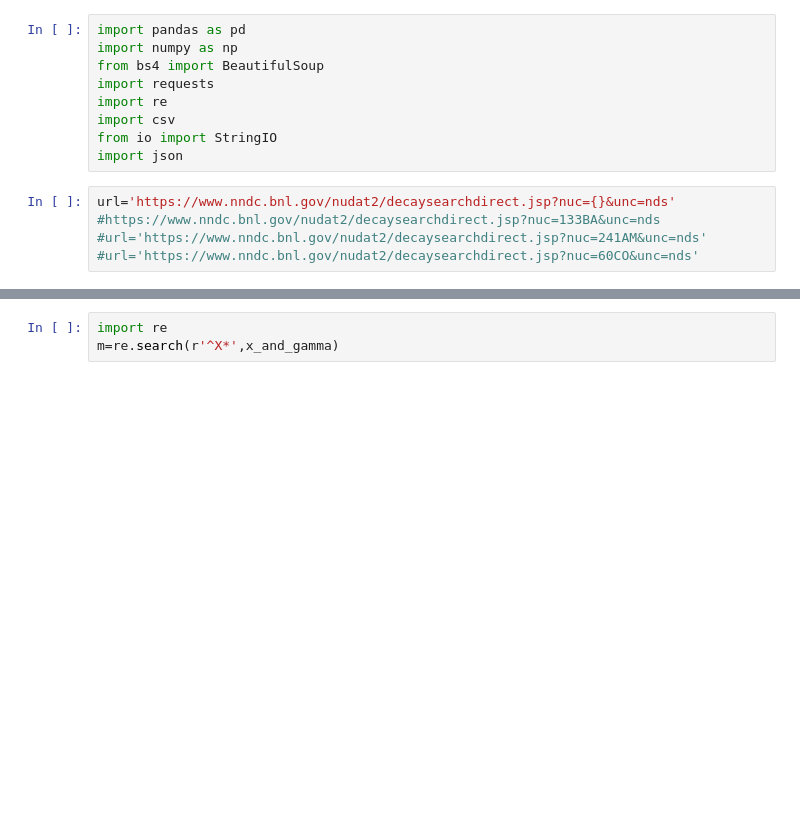
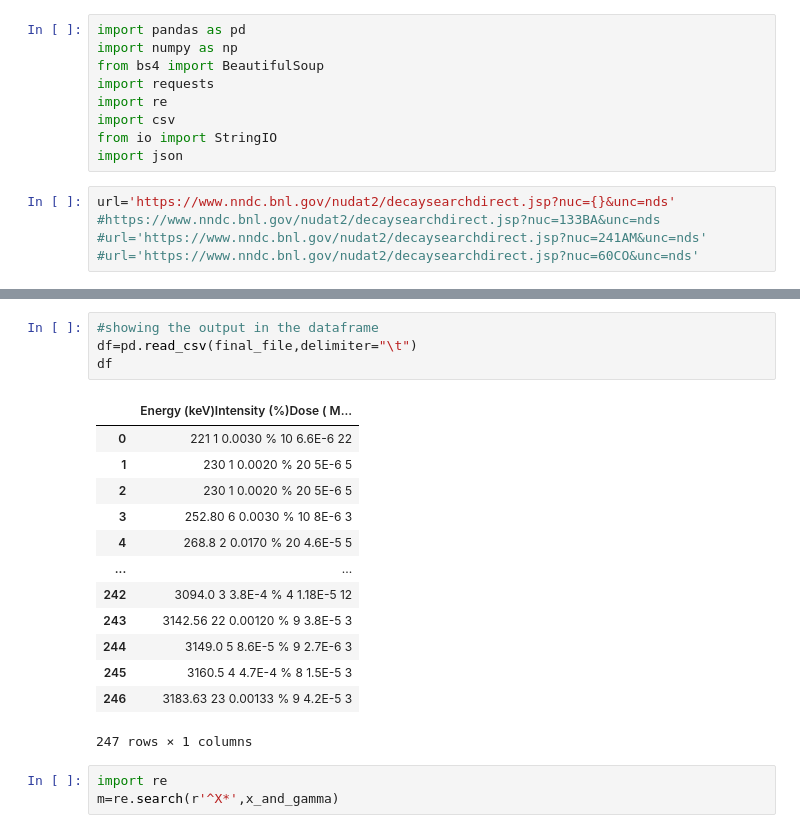
Before and after one commit to bhattathakur/mylab, a Jupyter notebook: gammainformation.ipynb, the cells around one changed output, grey strips where cells are left out. Cells and saved outputs as stored; diff of their text form; blank space fills up the shorter version.

```diff
--- a/gammainformation.ipynb
+++ b/gammainformation.ipynb
@@ -133,3 +131,21 @@ open in the reversed order and save the desired one:
+# %%
+#showing the output in the dataframe
+df=pd.read_csv(final_file,delimiter="\t")
+df
+# %% [output]
+|  | Energy (keV)Intensity (%)Dose ( M... |
+| 0 | 221 1 0.0030 % 10 6.6E-6 22 |
+| 1 | 230 1 0.0020 % 20 5E-6 5 |
+| 2 | 230 1 0.0020 % 20 5E-6 5 |
+| 3 | 252.80 6 0.0030 % 10 8E-6 3 |
+| 4 | 268.8 2 0.0170 % 20 4.6E-5 5 |
+| ... | ... |
+| 242 | 3094.0 3 3.8E-4 % 4 1.18E-5 12 |
+| 243 | 3142.56 22 0.00120 % 9 3.8E-5 3 |
+| 244 | 3149.0 5 8.6E-5 % 9 2.7E-6 3 |
+| 245 | 3160.5 4 4.7E-4 % 8 1.5E-5 3 |
+| 246 | 3183.63 23 0.00133 % 9 4.2E-5 3 |
+247 rows × 1 columns
 # %%
 import re
 m=re.search(r'^X*',x_and_gamma)
```
Also changed, not shown: parts of 5 cells of this notebook, 3 other files.
